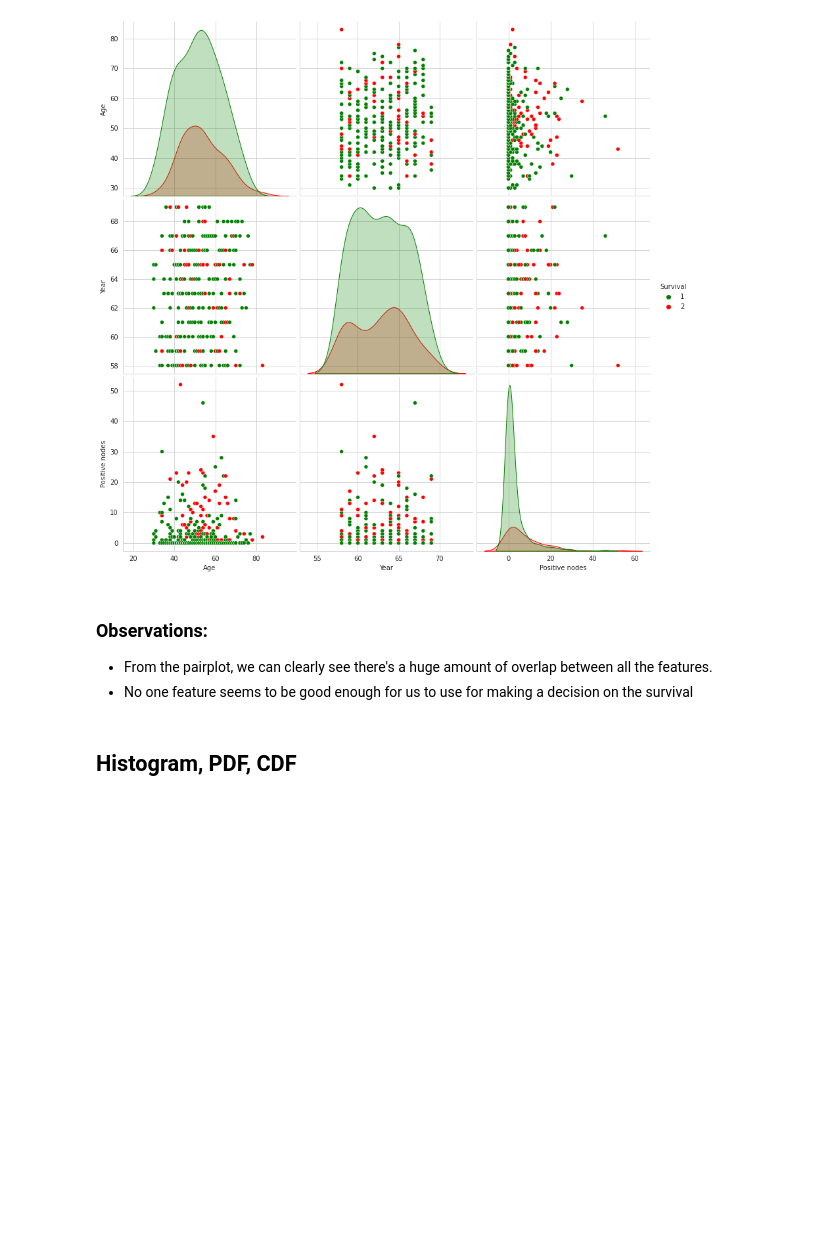
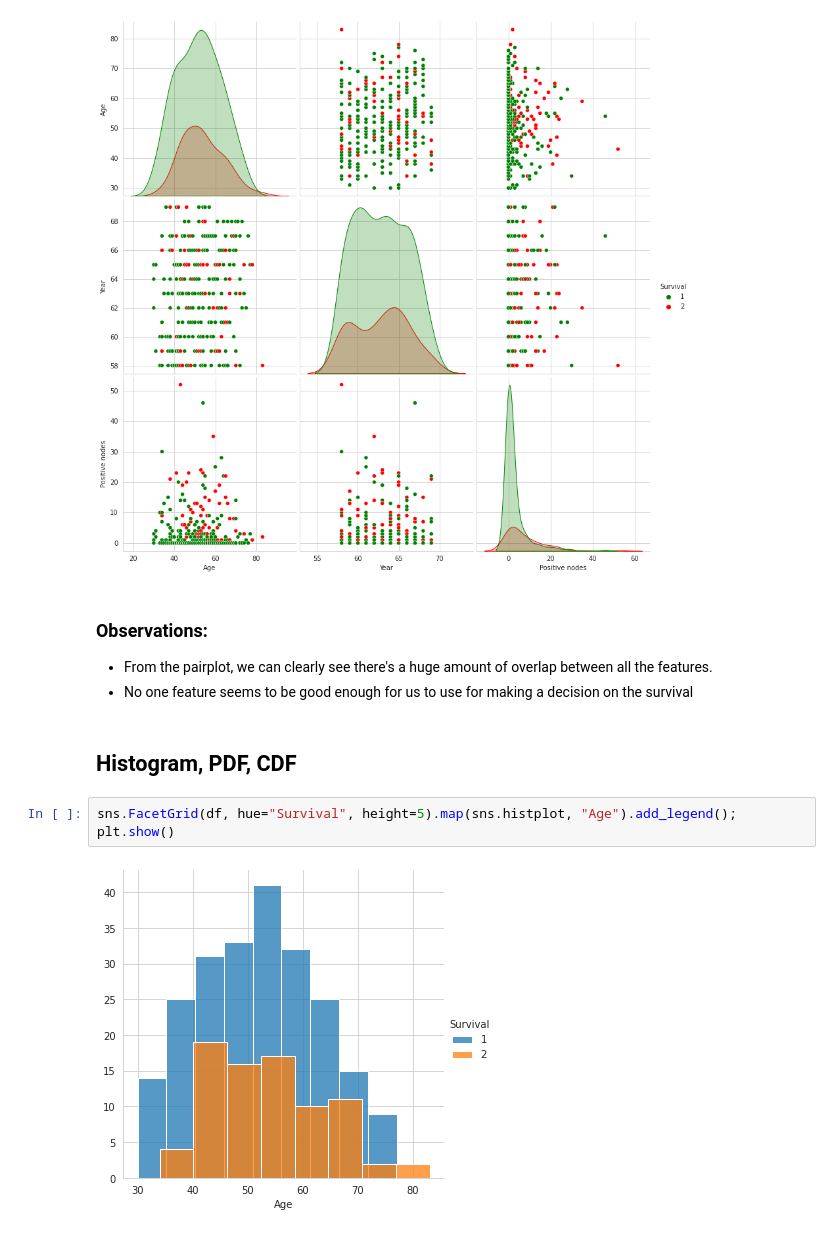
Before and after one commit to Abhiswain97/PGD_UOH, a Jupyter notebook: haberman_EDA.ipynb, the cells around one changed output. Saved outputs shown, nothing was run; the diff lists cells and outputs as text; blank space fills up the shorter version.

```diff
--- a/haberman_EDA.ipynb
+++ b/haberman_EDA.ipynb
@@ -80,5 +80,10 @@ plt.show()
 
 - From the pairplot, we can clearly see there's a huge amount of overlap between all the features.
 - No one feature seems to be good enough for us to use for making a decision on the survival
-# %% [markdown]
-## Histogram, PDF, CDF
+# %% [markdown]
+## Histogram, PDF, CDF
+# %%
+sns.FacetGrid(df, hue="Survival", height=5).map(sns.histplot, "Age").add_legend();
+plt.show()
+# %% [output]
+[figure, added]
```
Also changed, not shown: parts of 5 cells of this notebook.
